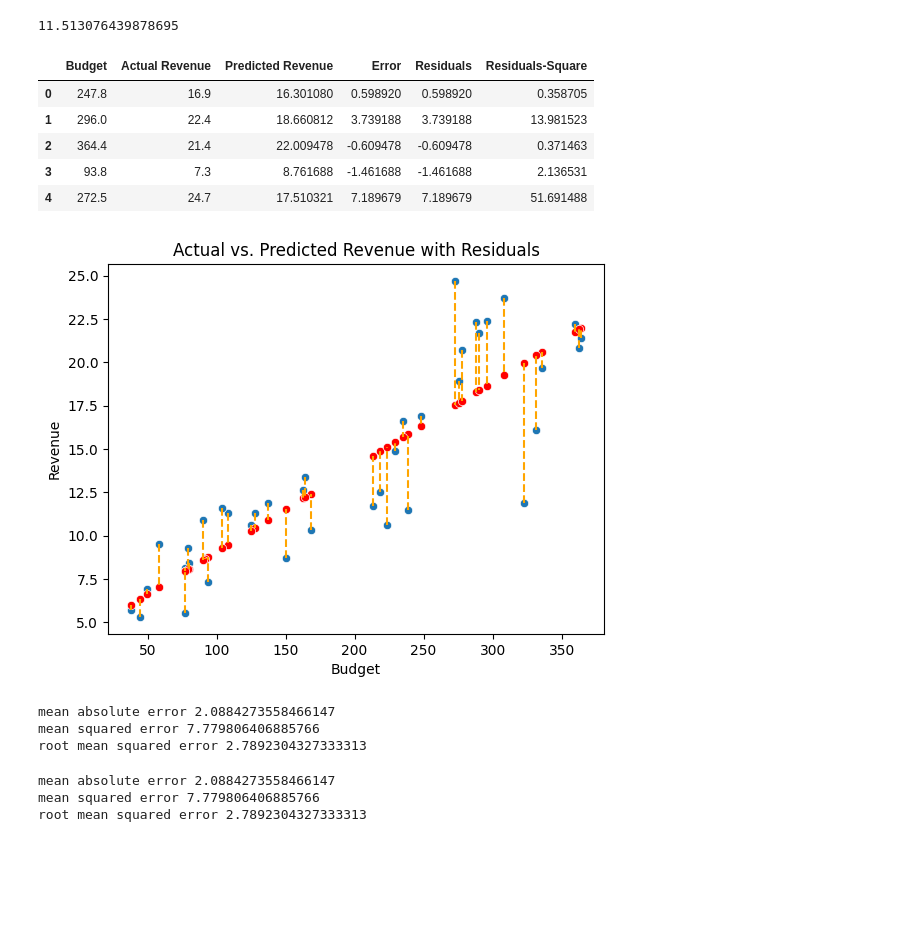
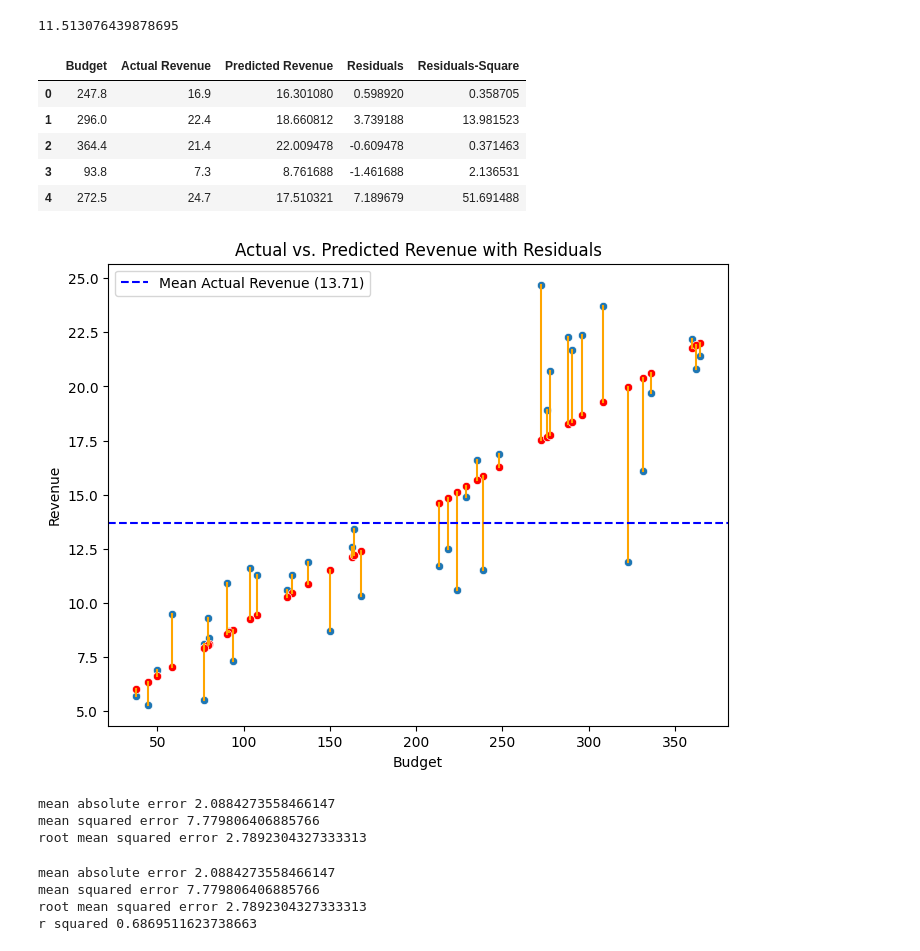
Before and after one commit to anuradha-datascience/machine-learning, a Jupyter notebook: 3.HandsOnIntro-Supervised Regression/Practice_LinearRegression.ipynb, the cells around one changed output. Drawn from its saved outputs; the diff is of its cells as text; code cells hidden in the pictures; blank space fills up the shorter version.

```diff
--- a/3.HandsOnIntro-Supervised Regression/Practice_LinearRegression.ipynb
+++ b/3.HandsOnIntro-Supervised Regression/Practice_LinearRegression.ipynb
@@ -126,7 +125,7 @@ Come up with best fit line to show relation between total budget and sales
 df1=df.copy()
 # %%
 X=df1[['total budget']]
-y=df1['sales']
+y=df1['revenue']
 # %%
 # train test split
 from sklearn.model_selection import train_test_split
@@ -199,26 +198,34 @@ df_result['Residuals']=df_result['Actual Revenue'] -df_result['Predicted Revenue
 df_result['Residuals-Square']=df_result['Residuals']**2
 df_result.head()
 # %% [output]
-|  | Budget | Actual Revenue | Predicted Revenue | Error | Residuals | Residuals-Square |
-| 0 | 247.8 | 16.9 | 16.301080 | 0.598920 | 0.598920 | 0.358705 |
-| 1 | 296.0 | 22.4 | 18.660812 | 3.739188 | 3.739188 | 13.981523 |
-| 2 | 364.4 | 21.4 | 22.009478 | -0.609478 | -0.609478 | 0.371463 |
-| 3 | 93.8 | 7.3 | 8.761688 | -1.461688 | -1.461688 | 2.136531 |
-| 4 | 272.5 | 24.7 | 17.510321 | 7.189679 | 7.189679 | 51.691488 |
+|  | Budget | Actual Revenue | Predicted Revenue | Residuals | Residuals-Square |
+| 0 | 247.8 | 16.9 | 16.301080 | 0.598920 | 0.358705 |
+| 1 | 296.0 | 22.4 | 18.660812 | 3.739188 | 13.981523 |
+| 2 | 364.4 | 21.4 | 22.009478 | -0.609478 | 0.371463 |
+| 3 | 93.8 | 7.3 | 8.761688 | -1.461688 | 2.136531 |
+| 4 | 272.5 | 24.7 | 17.510321 | 7.189679 | 51.691488 |
 # %%
+plt.figure(figsize=(8, 6))
 sns.scatterplot(x='Budget',y='Actual Revenue',data=df_result)
 sns.scatterplot(x='Budget',y='Predicted Revenue',data=df_result,color='red')
 
 # Plot vertical lines representing residuals
 for index, row in df_result.iterrows():
-    plt.plot([row['Budget'], row['Budget']], [row['Actual Revenue'], row['Predicted Revenue']], color='orange', linestyle='--')
+    plt.plot([row['Budget'], row['Budget']], [row['Actual Revenue'], row['Predicted Revenue']], color='orange', linestyle='-')
+
+# Calculate and plot the mean of Actual Revenue
+mean_actual_revenue = df_result['Actual Revenue'].mean()
+plt.axhline(mean_actual_revenue, color='blue', linestyle='--', label=f'Mean Actual Revenue ({mean_actual_revenue:.2f})')
+
 
 plt.xlabel('Budget')
 plt.ylabel('Revenue')
 plt.title('Actual vs. Predicted Revenue with Residuals')
+# Show legend
+plt.legend()
 plt.show()
 # %% [output]
-[figure, old version]
+[figure, new version]
 # %%
 #find all error metrics
 
@@ -238,10 +245,13 @@ from sklearn.metrics import mean_squared_error, mean_absolute_error,r2_score
 mae=mean_absolute_error(y_pred,y_test)
 mse=mean_squared_error(y_pred,y_test)
 rmse=mean_squared_error(y_pred,y_test,squared=False)
+r2=r2_score(y_pred,y_test)
 print("mean absolute error",mae)
 print("mean squared error",mse)
 print("root mean squared error",rmse)
+print("r squared",r2)
 # %% [output]
 mean absolute error 2.0884273558466147
 mean squared error 7.779806406885766
 root mean squared error 2.7892304327333313
+r squared 0.6869511623738663
```
Also changed, not shown: parts of 3 cells of this notebook.
